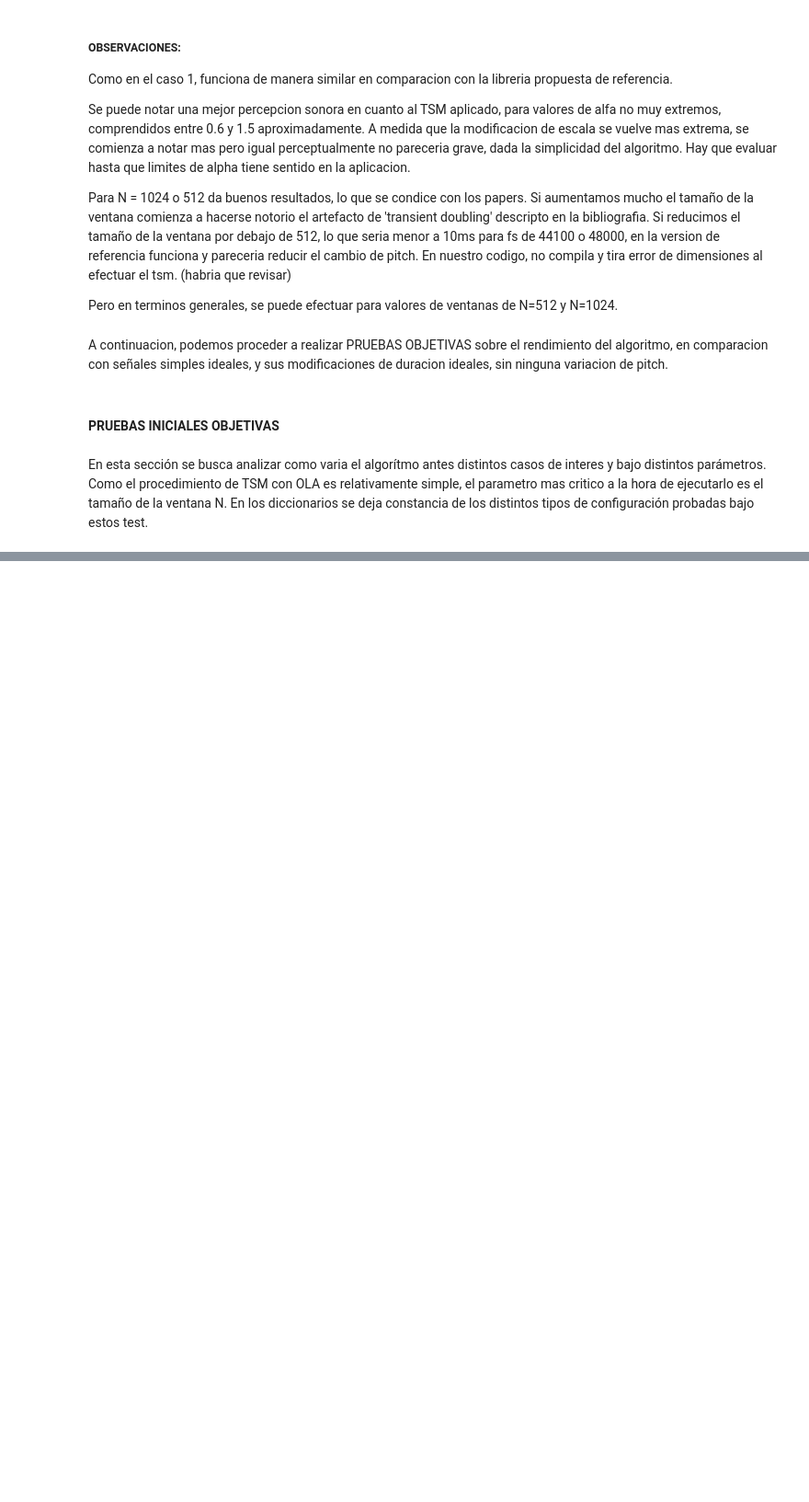
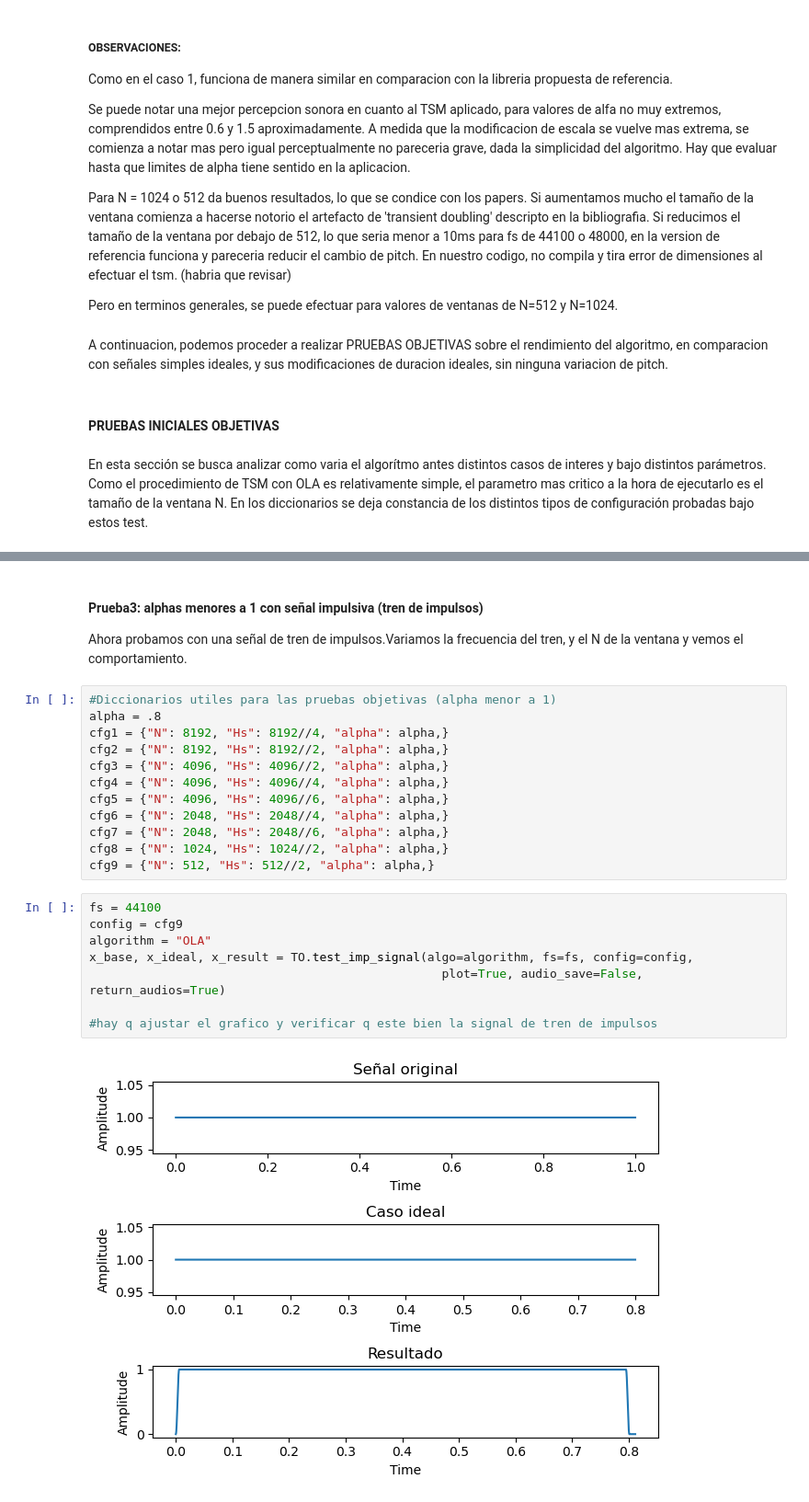
Before and after one commit to MatiasDiBernardo/TSM_Toolkit, a Jupyter notebook: ola_tests_v2.ipynb, the cells around one changed output, grey strips where cells are left out. Shown at 92% size. Cells and saved outputs as stored; diff of their text form; blank space fills up the shorter version.

```diff
--- a/ola_tests_v2.ipynb
+++ b/ola_tests_v2.ipynb
@@ -163,0 +230,26 @@ Tambien se ve la influencia de sumar un +N en el largo de vector de salida y en
+# %% [markdown]
+#### Prueba3: alphas menores a 1 con señal impulsiva (tren de impulsos)
+
+Ahora probamos con una señal de tren de impulsos.Variamos la frecuencia del tren, y el N de la ventana y vemos el comportamiento.
+# %%
+#Diccionarios utiles para las pruebas objetivas (alpha menor a 1)
+alpha = .8
+cfg1 = {"N": 8192, "Hs": 8192//4, "alpha": alpha,}
+cfg2 = {"N": 8192, "Hs": 8192//2, "alpha": alpha,}
+cfg3 = {"N": 4096, "Hs": 4096//2, "alpha": alpha,}
+cfg4 = {"N": 4096, "Hs": 4096//4, "alpha": alpha,}
+cfg5 = {"N": 4096, "Hs": 4096//6, "alpha": alpha,}
+cfg6 = {"N": 2048, "Hs": 2048//4, "alpha": alpha,}
+cfg7 = {"N": 2048, "Hs": 2048//6, "alpha": alpha,}
+cfg8 = {"N": 1024, "Hs": 1024//2, "alpha": alpha,}
+cfg9 = {"N": 512, "Hs": 512//2, "alpha": alpha,}
+# %%
+fs = 44100
+config = cfg9
+algorithm = "OLA"
+x_base, x_ideal, x_result = TO.test_imp_signal(algo=algorithm, fs=fs, config=config,
+                                                 plot=True, audio_save=False, return_audios=True)
+
+#hay q ajustar el grafico y verificar q este bien la signal de tren de impulsos
+# %% [output]
+[figure, added]
```
Also changed, not shown: parts of 10 cells of this notebook, 2 other files.
